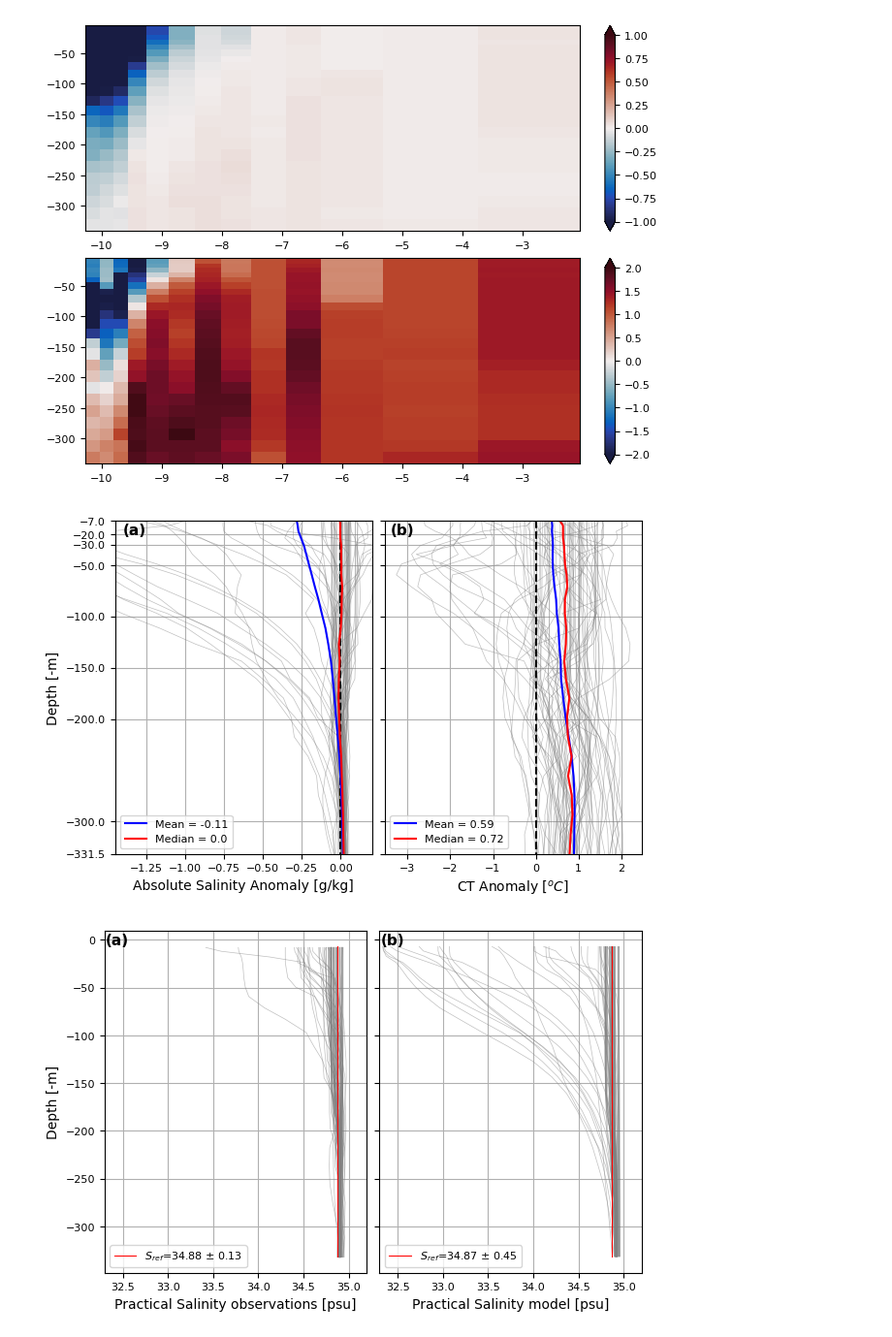
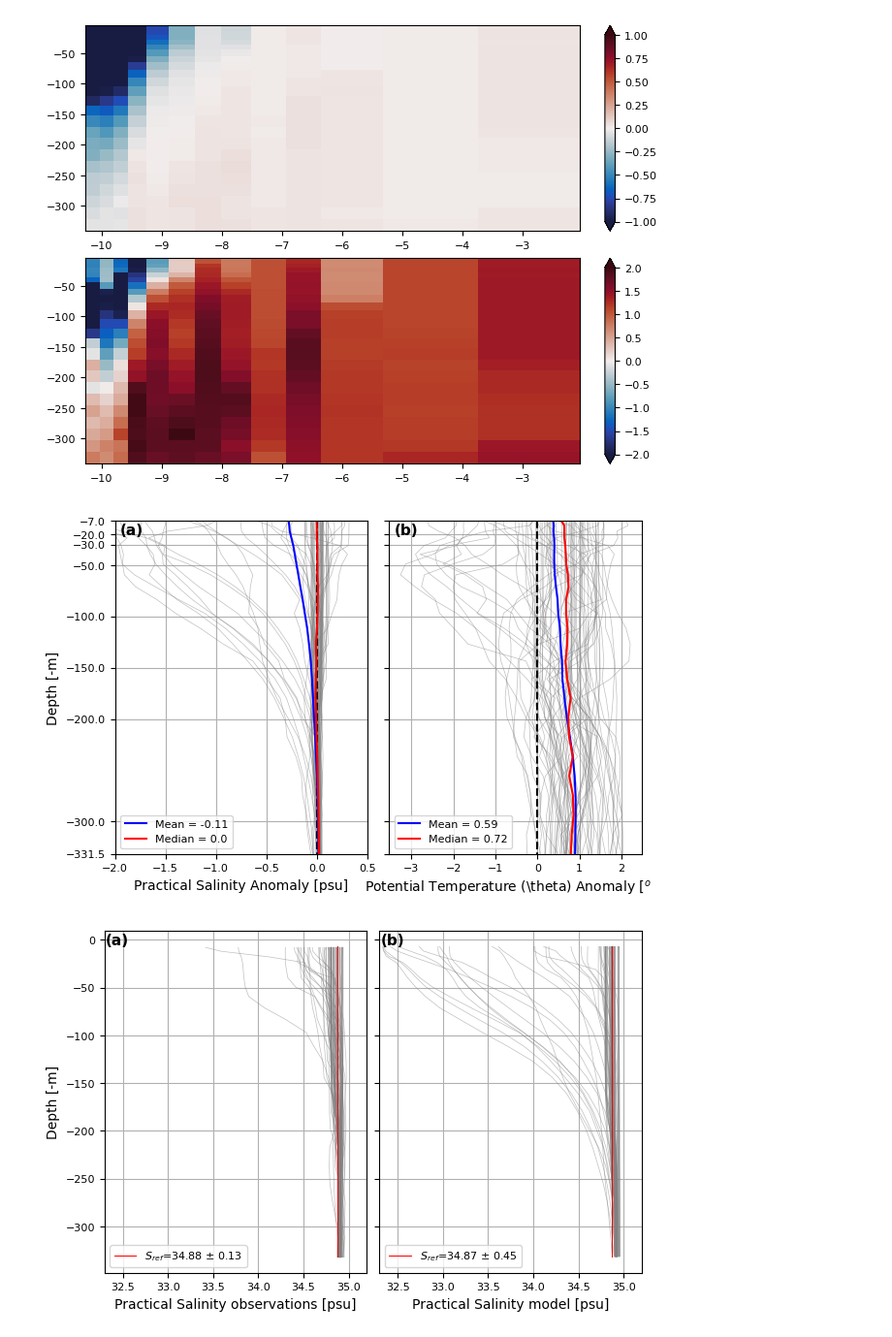
Before and after one commit to EirikKvamme/MScEirik, a Jupyter notebook: Observations/Observations_v2.ipynb, the cells around one changed output. Shown at 97% size. Drawn from its saved outputs; the diff is of its cells as text; code cells hidden in the pictures.

Commit message:
Working on figures for method

```diff
--- a/Observations/Observations_v2.ipynb
+++ b/Observations/Observations_v2.ipynb
@@ -127,8 +127,8 @@ for x, data in enumerate(zip(obs_data,time_fix_model)):
         mod_data['CT'] = gsw.CT_from_pt(mod_data.SA,mod_data.Temp)
         sta_mod.append(mod_data)
         sta_obs.append(maskedObs)
-        anom_SA_sta.append(mod_data['SA']-maskedObs['SA'].values)
-        anom_CT_sta.append(mod_data['Temp']-maskedObs['CT'].values)
+        anom_SA_sta.append(mod_data['S']-maskedObs['S'].values)
+        anom_CT_sta.append(mod_data['Temp']-maskedObs['PT'].values)
 
     sec_mod.append(sta_mod)
     sec_obs.append(sta_obs)
@@ -314,39 +314,39 @@ ax1.plot([0 for x in anom_SA[0][0].Z],anom_SA[0][0].Z,color='black',linestyle='-
 ax1.plot(S_mean_Z,anom_SA[0][0].Z,color='blue',label=f'Mean = {np.round(mean_all,2)}')
 ax1.plot(S_median_Z,anom_SA[0][0].Z,color='red',label=f'Median = {np.round(median_all,2)}')
 
-ax1.set_xlim(-1.45,0.2)
+ax1.set_xlim(-2,0.5)
 ax1.set_ylim(anom_SA[0][0].Z[-1],anom_SA[0][0].Z[0])
 ax1.set_yticks([anom_SA[0][0].Z[-1],-20,-30,-50,-100,-150,-200,-300,anom_SA[0][0].Z[0]])
 ax1.set_ylabel('Depth [-m]')
-ax1.set_xlabel('Absolute Salinity Anomaly [g/kg]')
+ax1.set_xlabel('Practical Salinity Anomaly [psu]')
 ax1.grid()
 ax1.legend(loc='lower left')
 
 
 #ax2.set_title('b) Model temperature anomaly from all observations',fontweight='bold',fontsize=12)
 for data in anom_CT:
     for subdata in data:
         ax2.plot(subdata,subdata.Z,color='grey', linewidth=0.5,alpha=0.5)
 
 ax2.plot([0 for x in anom_SA[0][0].Z],anom_SA[0][0].Z,color='black',linestyle='--')
 ax2.plot(temp_mean_Z,anom_SA[0][0].Z,color='blue',label=f'Mean = {np.round(temp_mean,2)}')
 ax2.plot(temp_median_Z,anom_SA[0][0].Z,color='red',label=f'Median = {np.round(temp_median,2)}')
 
 ax2.set_ylim(anom_SA[0][0].Z[-1],anom_SA[0][0].Z[0])
 ax2.set_yticks([anom_SA[0][0].Z[-1],-20,-30,-50,-100,-150,-200,-300,anom_SA[0][0].Z[0]])
 # ax2.set_ylabel('Depth [-m]',fontsize=12)
-ax2.set_xlabel('CT Anomaly [$^oC$]')
+ax2.set_xlabel(r'Potential Temperature (\theta) Anomaly [$^oC$]')
 ax2.grid()
 ax2.legend(loc='lower left')
 
-ax1.annotate(text='(a)',xy=[-1.4,-20],fontweight='bold')
+ax1.annotate(text='(a)',xy=[-1.95,-20],fontweight='bold')
 ax2.annotate(text='(b)',xy=[-3.4,-20],fontweight='bold')
 
 fig.savefig(r'/nird/home/ekv036/MSc/Fig/modelBias',dpi=300, facecolor='w', edgecolor='w',
           orientation='landscape', format=None,
           transparent=False, bbox_inches=None,pad_inches=0.25)
 # %% [output]
-[figure, old version]
+[figure, new version]
 # %%
 fig, (ax1,ax2) = plt.subplots(1,2,figsize=(6.2217, 4),layout='constrained',sharey=True)
 
```
Also changed, not shown: parts of 6 cells of this notebook, 2 other files.
